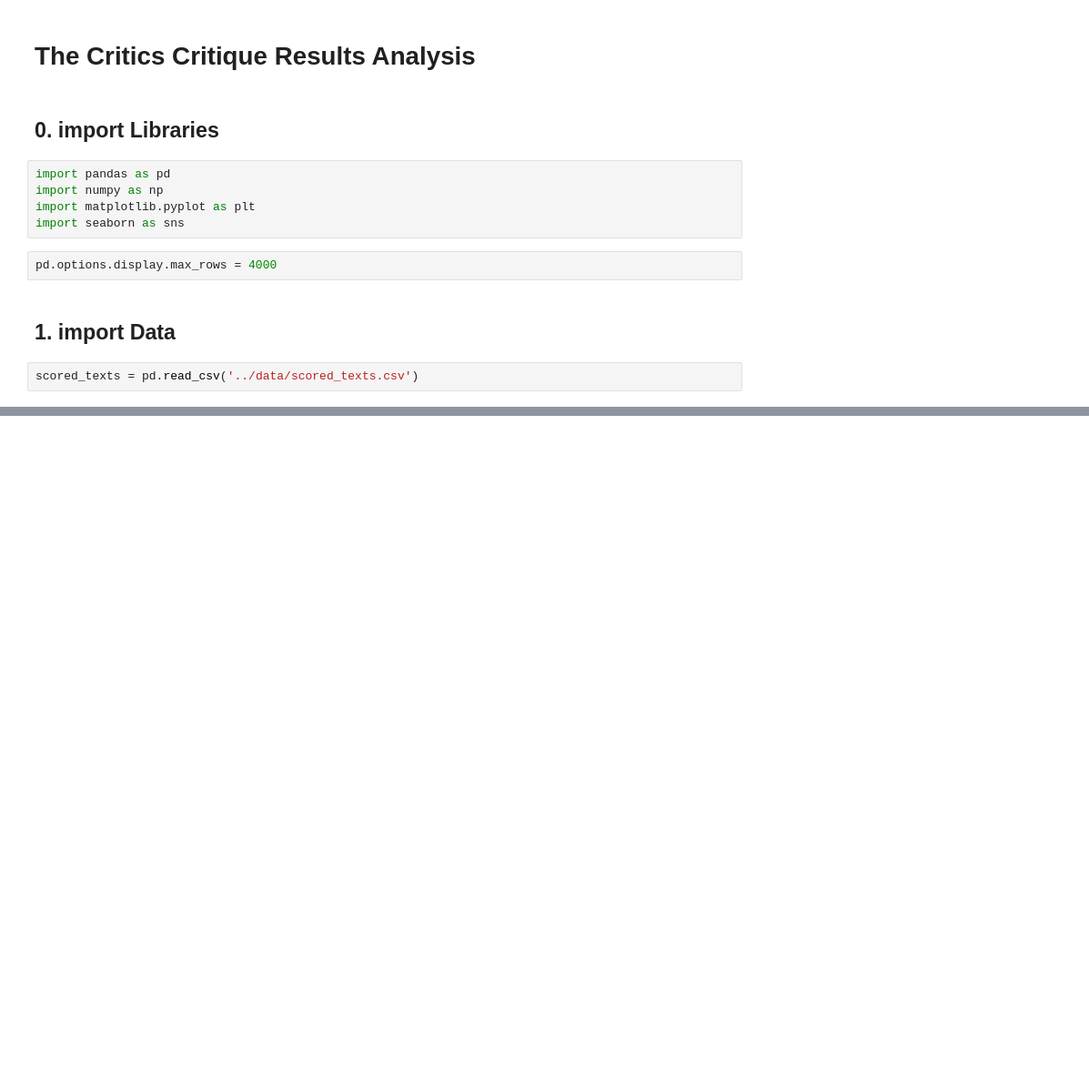
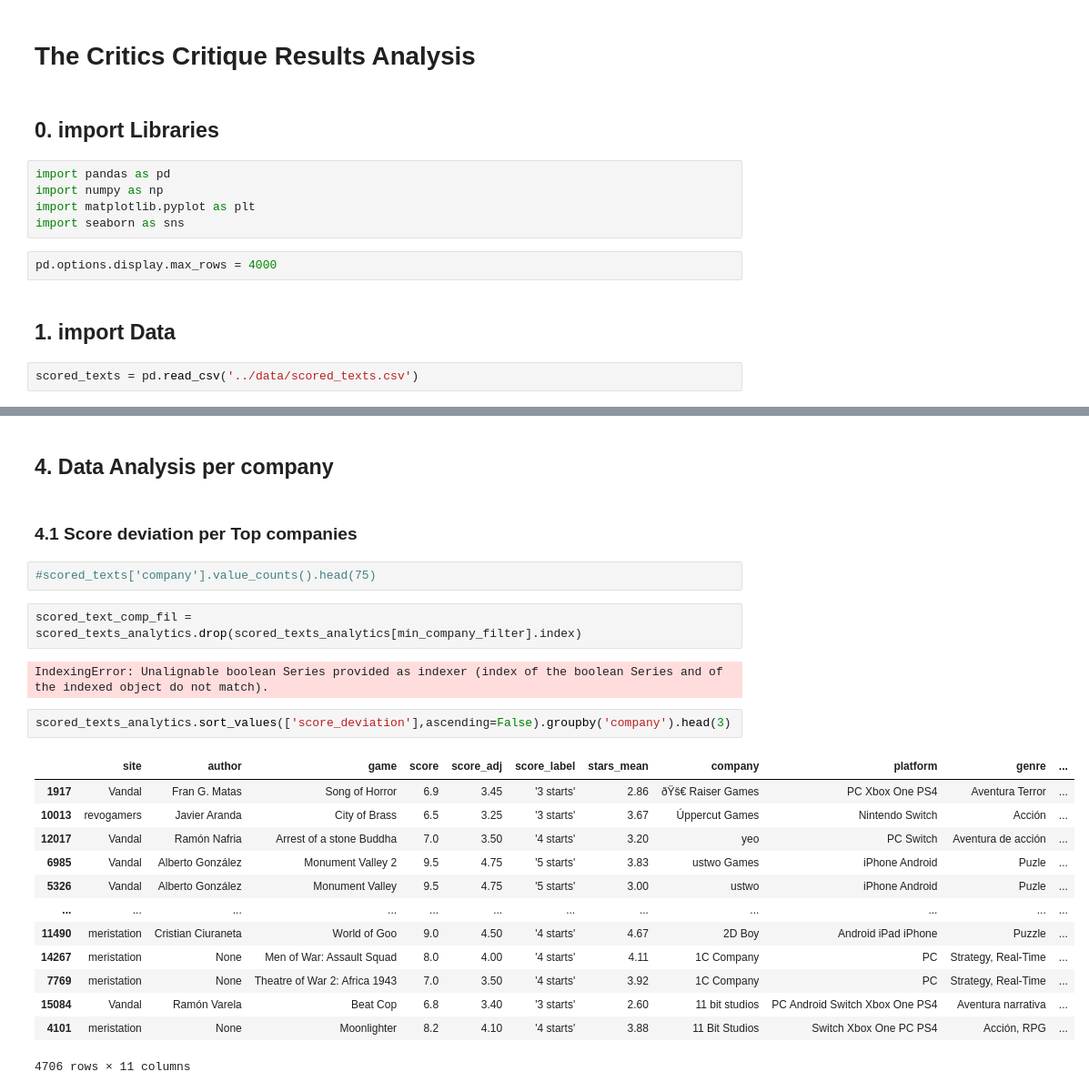
Before and after one commit to SergioFigue/the-critics-critique, a Jupyter notebook: notebooks/results_analysis.ipynb, the cells around one changed output, grey strips where cells are left out. Shown: that part at 91% size. Drawn from its saved outputs; the diff is of its cells as text; blank space fills up the shorter version.

Commit message:
categorical analysis

```diff
--- a/notebooks/results_analysis.ipynb
+++ b/notebooks/results_analysis.ipynb
@@ -124,0 +225,26 @@ Name: company, dtype: int64
+# %% [markdown]
+## 4. Data Analysis per company
+# %% [markdown]
+### 4.1 Score deviation per Top companies
+# %%
+#scored_texts['company'].value_counts().head(75)
+# %%
+scored_text_comp_fil = scored_texts_analytics.drop(scored_texts_analytics[min_company_filter].index)
+# %% [output]
+IndexingError: Unalignable boolean Series provided as indexer (index of the boolean Series and of the indexed object do not match).
+# %%
+scored_texts_analytics.sort_values(['score_deviation'],ascending=False).groupby('company').head(3)
+# %% [output]
+|  | site | author | game | score | score_adj | score_label | stars_mean | company | platform | genre | ... |
+| 1917 | Vandal | Fran G. Matas | Song of Horror | 6.9 | 3.45 | '3 starts' | 2.86 | ðŸš€ Raiser Games | PC Xbox One PS4 | Aventura Terror | ... |
+| 10013 | revogamers | Javier Aranda | City of Brass | 6.5 | 3.25 | '3 starts' | 3.67 | Úppercut Games | Nintendo Switch | Acción | ... |
+| 12017 | Vandal | Ramón Nafria | Arrest of a stone Buddha | 7.0 | 3.50 | '4 starts' | 3.20 | yeo | PC Switch | Aventura de acción | ... |
+| 6985 | Vandal | Alberto González | Monument Valley 2 | 9.5 | 4.75 | '5 starts' | 3.83 | ustwo Games | iPhone Android | Puzle | ... |
+| 5326 | Vandal | Alberto González | Monument Valley | 9.5 | 4.75 | '5 starts' | 3.00 | ustwo | iPhone Android | Puzle | ... |
+| ... | ... | ... | ... | ... | ... | ... | ... | ... | ... | ... | ... |
+| 11490 | meristation | Cristian Ciuraneta | World of Goo | 9.0 | 4.50 | '4 starts' | 4.67 | 2D Boy | Android iPad iPhone | Puzzle | ... |
+| 14267 | meristation | None | Men of War: Assault Squad | 8.0 | 4.00 | '4 starts' | 4.11 | 1C Company | PC | Strategy, Real-Time | ... |
+| 7769 | meristation | None | Theatre of War 2: Africa 1943 | 7.0 | 3.50 | '4 starts' | 3.92 | 1C Company | PC | Strategy, Real-Time | ... |
+| 15084 | Vandal | Ramón Varela | Beat Cop | 6.8 | 3.40 | '3 starts' | 2.60 | 11 bit studios | PC Android Switch Xbox One PS4 | Aventura narrativa | ... |
+| 4101 | meristation | None | Moonlighter | 8.2 | 4.10 | '4 starts' | 3.88 | 11 Bit Studios | Switch Xbox One PC PS4 | Acción, RPG | ... |
+4706 rows × 11 columns
```
Also changed, not shown: parts of 54 cells of this notebook, 2 other files.
